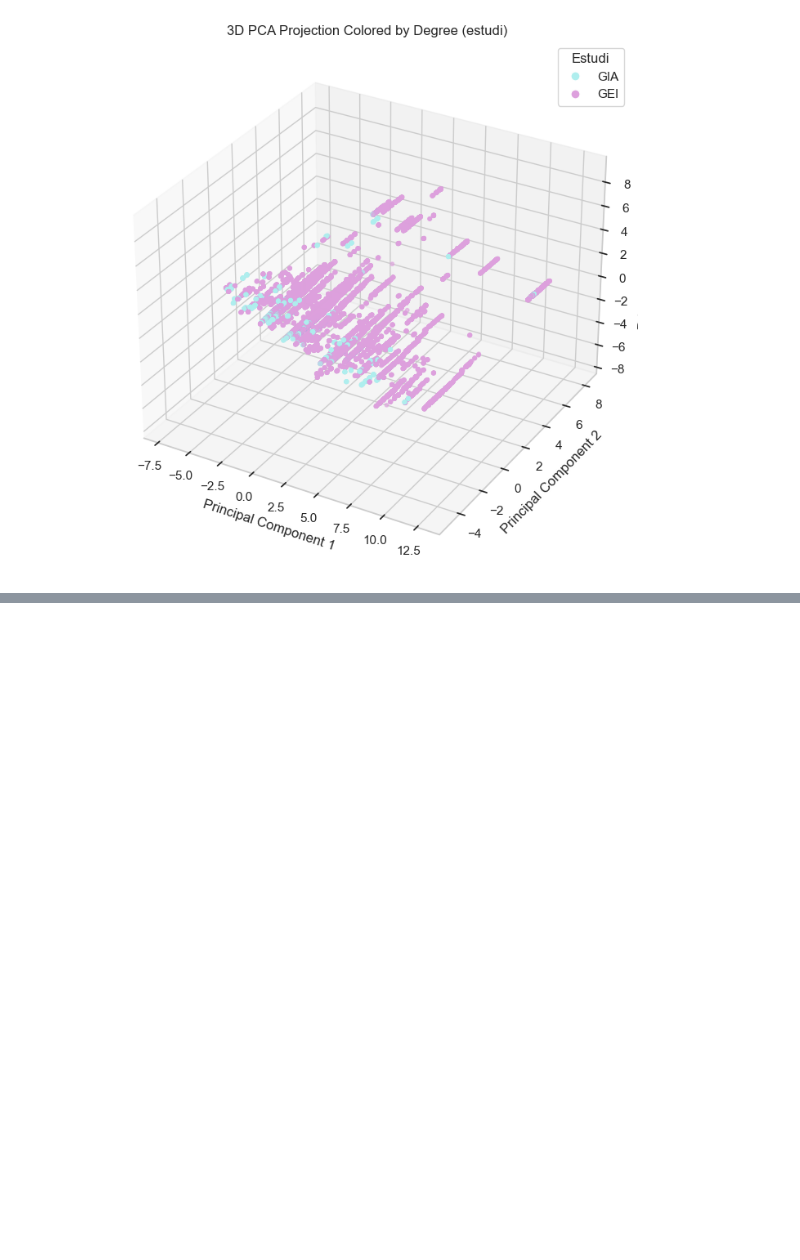
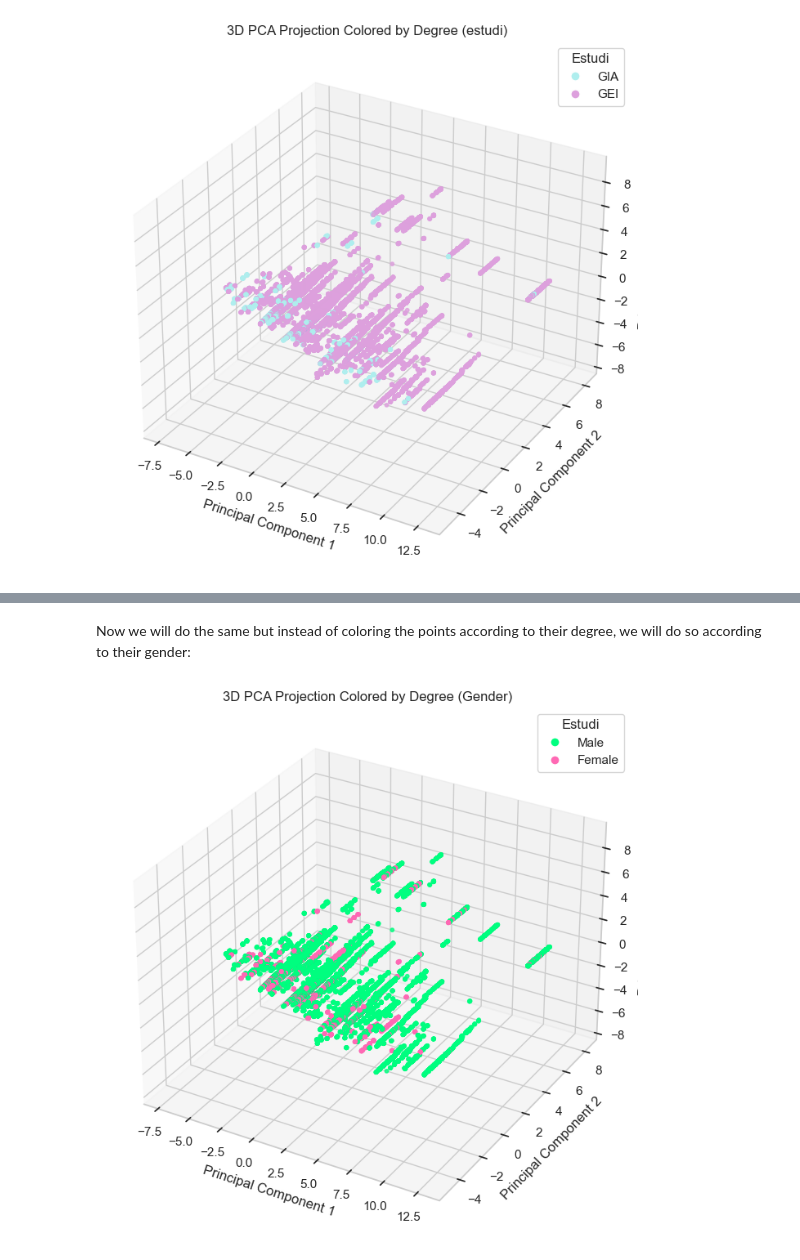
Before and after one commit to laurabolta/Synthesis-Project-I, a Jupyter notebook: Student_plots.ipynb, the cells around one changed output, grey strips where cells are left out. Saved outputs shown, nothing was run; the diff lists cells and outputs as text; code cells hidden in the pictures; blank space fills up the shorter version.

Commit message:
Continued with student_plots

```diff
--- a/Student_plots.ipynb
+++ b/Student_plots.ipynb
@@ -457,0 +480,33 @@ plt.show()
+# %% [markdown]
+Now we will do the same but instead of coloring the points according to their degree, we will do so according to their gender:
+# %%
+# Add the 'estudi' column back for coloring
+pca_df['sexe'] = df['sexe'].values
+
+# Set colors based on 'estudi' (0 or 1)
+color_map = {0: 'springgreen', 1: 'hotpink'}
+colors = pca_df['sexe'].map(color_map)
+
+# 3D Plot
+fig = plt.figure(figsize=(10, 7))
+ax = fig.add_subplot(111, projection='3d')
+
+sc = ax.scatter(pca_df['PC1'], pca_df['PC2'], pca_df['PC3'], c=colors, alpha=0.8, s=10)
+
+# Labels and title
+ax.set_title('3D PCA Projection Colored by Degree (Gender)')
+ax.set_xlabel('Principal Component 1')
+ax.set_ylabel('Principal Component 2')
+ax.set_zlabel('Principal Component 3')
+
+# Add custom legend
+legend_elements = [
+    Line2D([0], [0], marker='o', color='w', label='Male', markerfacecolor='springgreen', markersize=8),
+    Line2D([0], [0], marker='o', color='w', label='Female', markerfacecolor='hotpink', markersize=8)
+]
+ax.legend(handles=legend_elements, title="Estudi")
+
+plt.tight_layout()
+plt.show()
+# %% [output]
+[figure, added]
```
Also changed, not shown: parts of 20 cells of this notebook.
